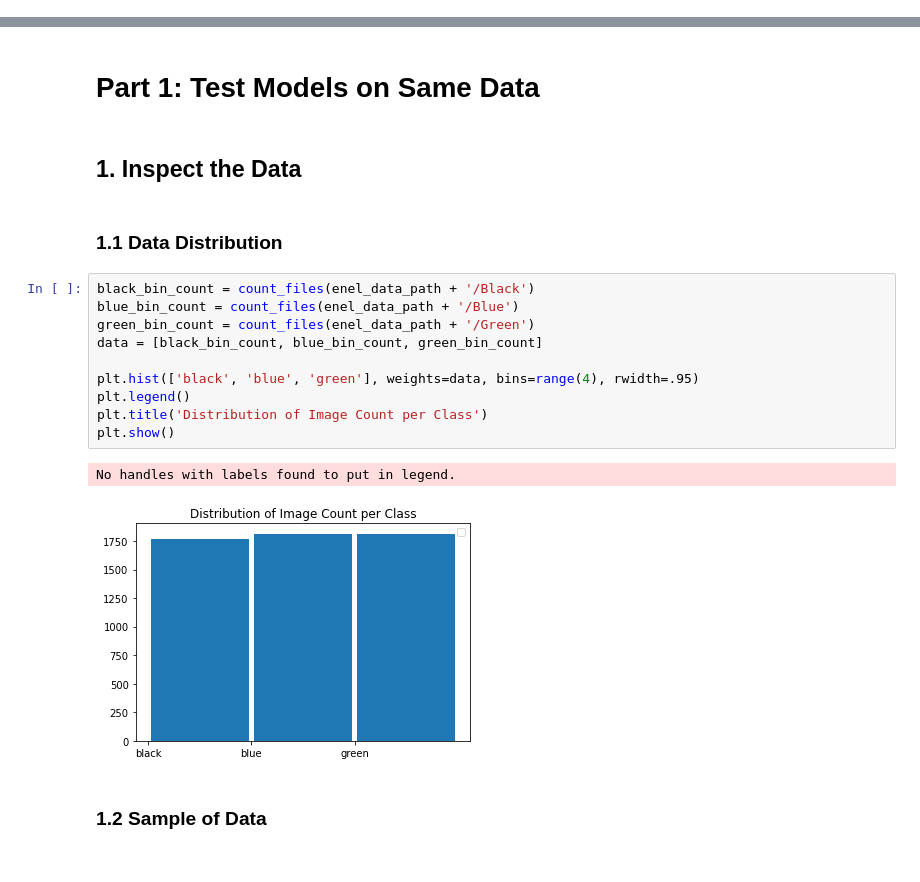
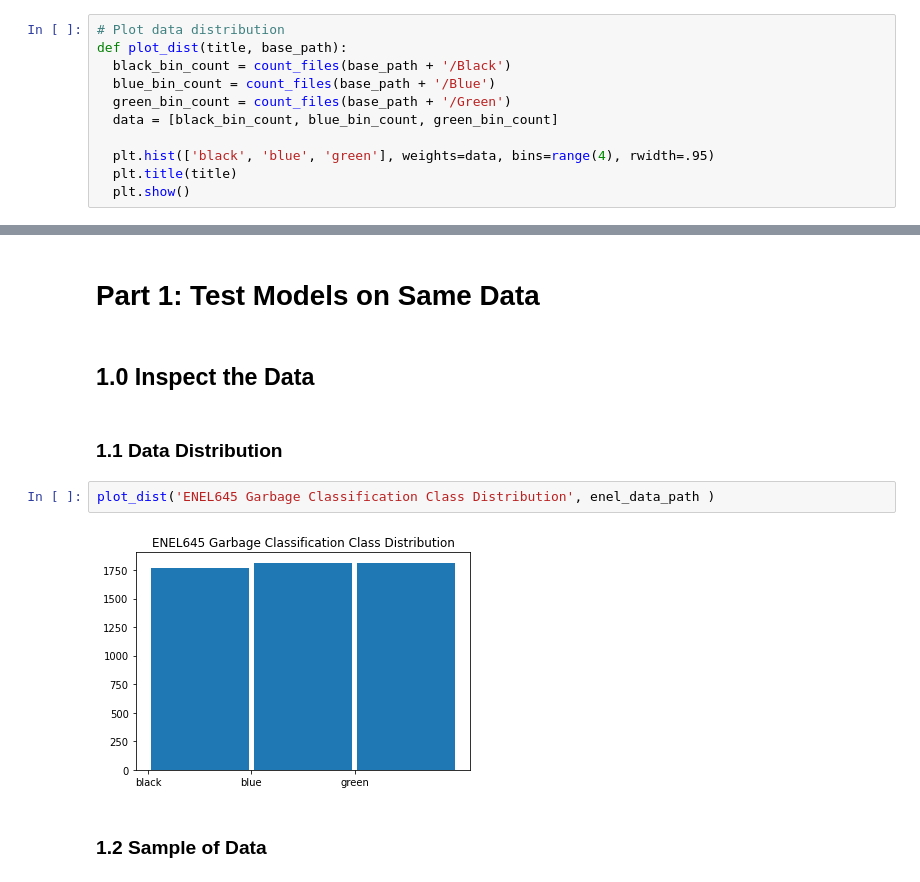
Before and after one commit to R-Ram95/ENEL645-garbage-classification, a Jupyter notebook: enel645_final_project.ipynb, the cells around one changed output, grey strips where cells are left out. Saved outputs shown, nothing was run; the diff lists cells and outputs as text.

```diff
--- a/enel645_final_project.ipynb
+++ b/enel645_final_project.ipynb
@@ -73,6 +70,17 @@ def count_files(item_dir):
 def delete_files(path):
   import shutil
   shutil.rmtree(path)
+# %%
+# Plot data distribution
+def plot_dist(title, base_path):
+  black_bin_count = count_files(base_path + '/Black')
+  blue_bin_count = count_files(base_path + '/Blue')
+  green_bin_count = count_files(base_path + '/Green')
+  data = [black_bin_count, blue_bin_count, green_bin_count]
+
+  plt.hist(['black', 'blue', 'green'], weights=data, bins=range(4), rwidth=.95)
+  plt.title(title)
+  plt.show()
 # %% [markdown]
 # Part 0: Models
 # %%
@@ -197,22 +208,13 @@ def CNN(image_shape=(224,224,3), k = 6, lr = 1e-4):
 # %% [markdown]
 # Part 1: Test Models on Same Data
 # %% [markdown]
-## 1. Inspect the Data
+## 1.0 Inspect the Data
 # %% [markdown]
 ### 1.1 Data Distribution
-# %%
-black_bin_count = count_files(enel_data_path + '/Black')
-blue_bin_count = count_files(enel_data_path + '/Blue')
-green_bin_count = count_files(enel_data_path + '/Green')
-data = [black_bin_count, blue_bin_count, green_bin_count]
-
-plt.hist(['black', 'blue', 'green'], weights=data, bins=range(4), rwidth=.95)
-plt.legend()
-plt.title('Distribution of Image Count per Class')
-plt.show()
-# %% [output]
-No handles with labels found to put in legend.
-[figure, removed]
+# %%
+plot_dist('ENEL645 Garbage Classification Class Distribution', enel_data_path )
+# %% [output]
+[figure, added]
 # %% [markdown]
 ### 1.2 Sample of Data
 # %%
```
Also changed, not shown: parts of 37 cells of this notebook.
